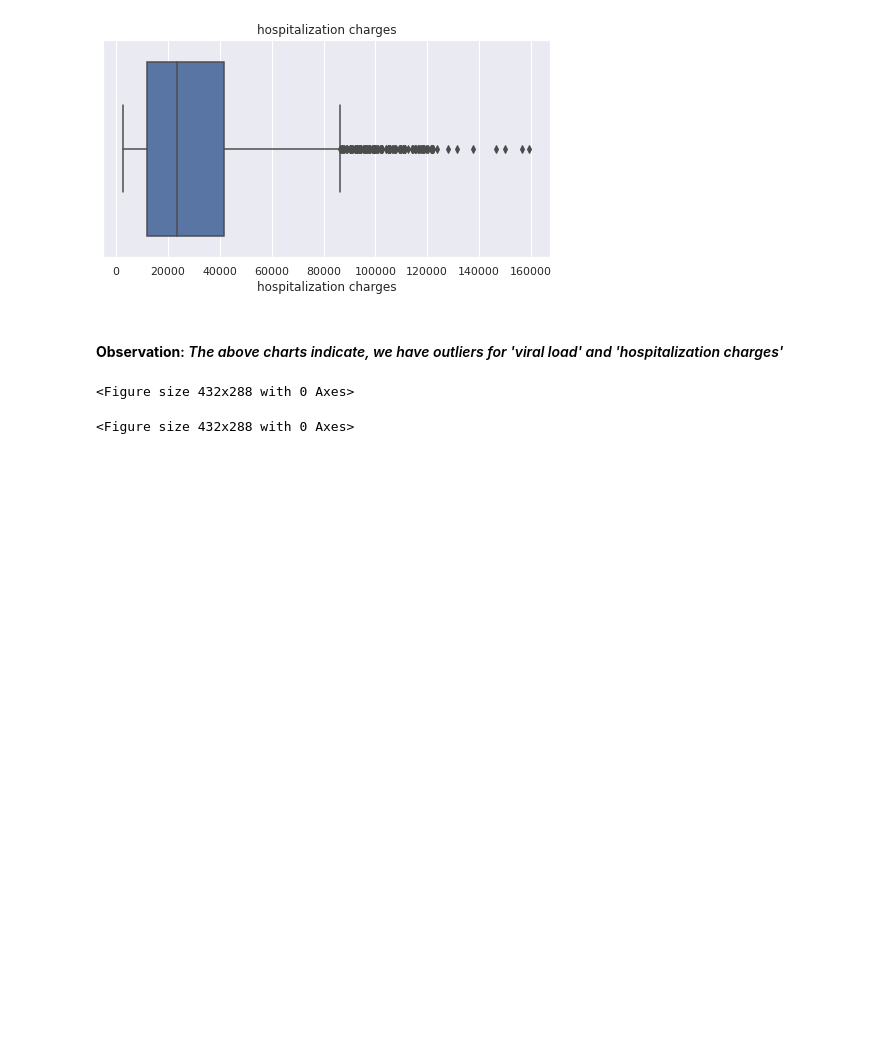
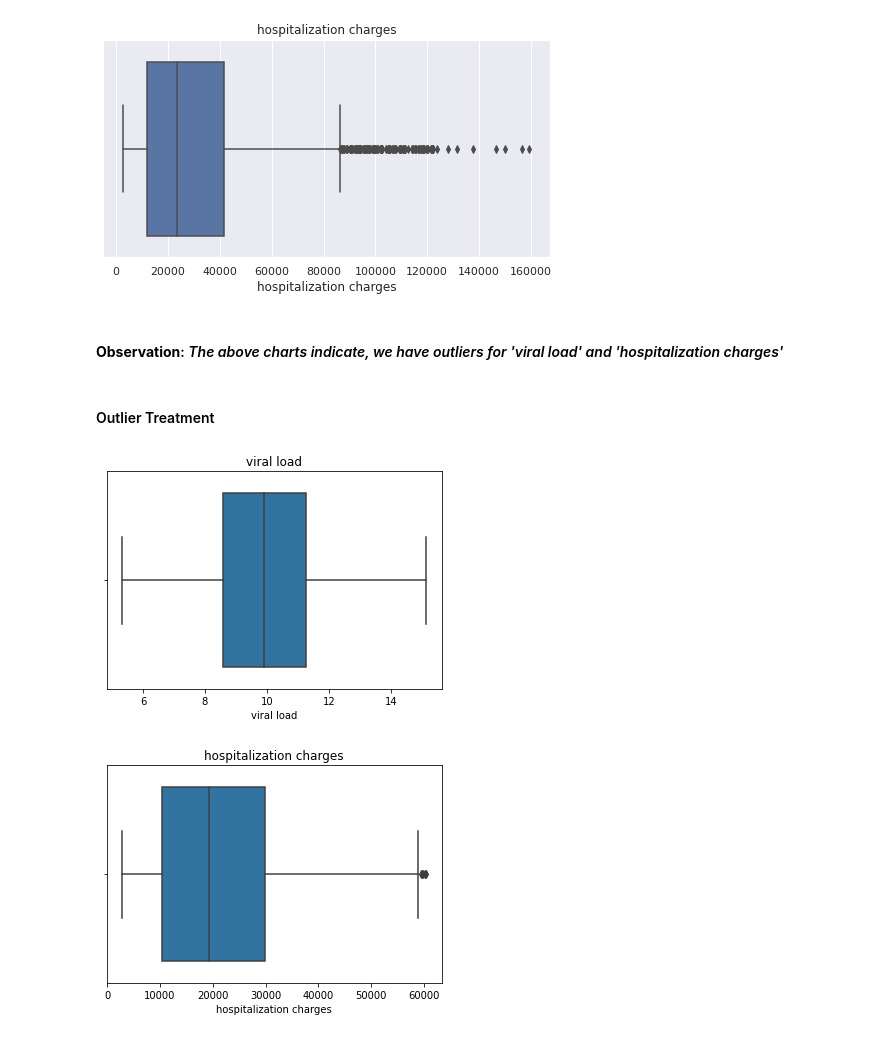
Before and after one commit to pkmariya/Scaler01, a Jupyter notebook: Apollo_CaseStudy_Mariya_DSML22.ipynb, the cells around one changed output. Drawn from its saved outputs; the diff is of its cells as text; code cells hidden in the pictures; blank space fills up the shorter version.

```diff
--- a/Apollo_CaseStudy_Mariya_DSML22.ipynb
+++ b/Apollo_CaseStudy_Mariya_DSML22.ipynb
@@ -328,11 +328,26 @@ for col in num_features:
 [figure]
 # %% [markdown]
 #### **Observation**: *The above charts indicate, we have outliers for 'viral load' and 'hospitalization charges'*
-# %%
-plt.figure().clear()
-# %% [output]
-<Figure size 432x288 with 0 Axes>
-# %%
-plt.figure().clf()
-# %% [output]
-<Figure size 432x288 with 0 Axes>
+# %% [markdown]
+#### Outlier Treatment
+# %%
+# Remove the columns from the Numerical Features list where we don't have any outliers
+num_features.remvoe('age')
+num_features.remove('severity level')
+# %%
+# Treat outliers for the numerical features where outliiers present
+for i, j in enumerate(num_features):
+  q1 = work_df[j].quantile(0.25)
+  q3 = work_df[j].quantile(0.75)
+  iqr = q3 - q1
+  work_df = work_df[(work_df[j] >=  q1 - 1.5*iqr) & (work_df[j] <= q3 + 1.5*iqr)]
+  # work_df = work_df[(work_df[j] >=  q1 - 1.5*iqr) & (work_df[j] <= q3 + 1.5*iqr)]
+# %%
+# Plots post outlier treatment
+for col in num_features:
+  p = sns.boxplot(data=work_df,x=col)
+  p.set(title=f'{col}')
+  plt.show()
+# %% [output]
+[figure, added]
+[figure, added]
```
Also changed, not shown: parts of 1 cell of this notebook.
